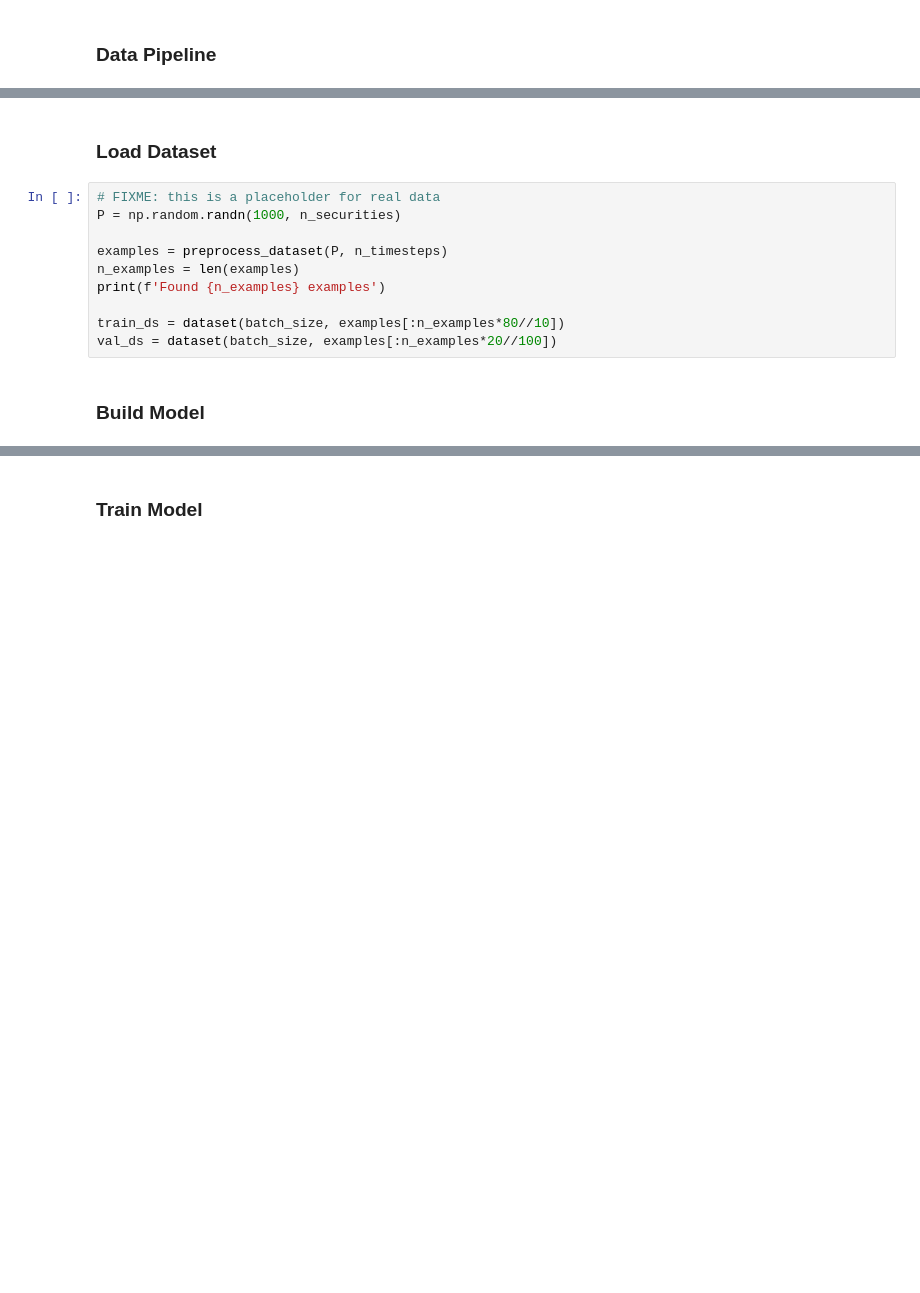
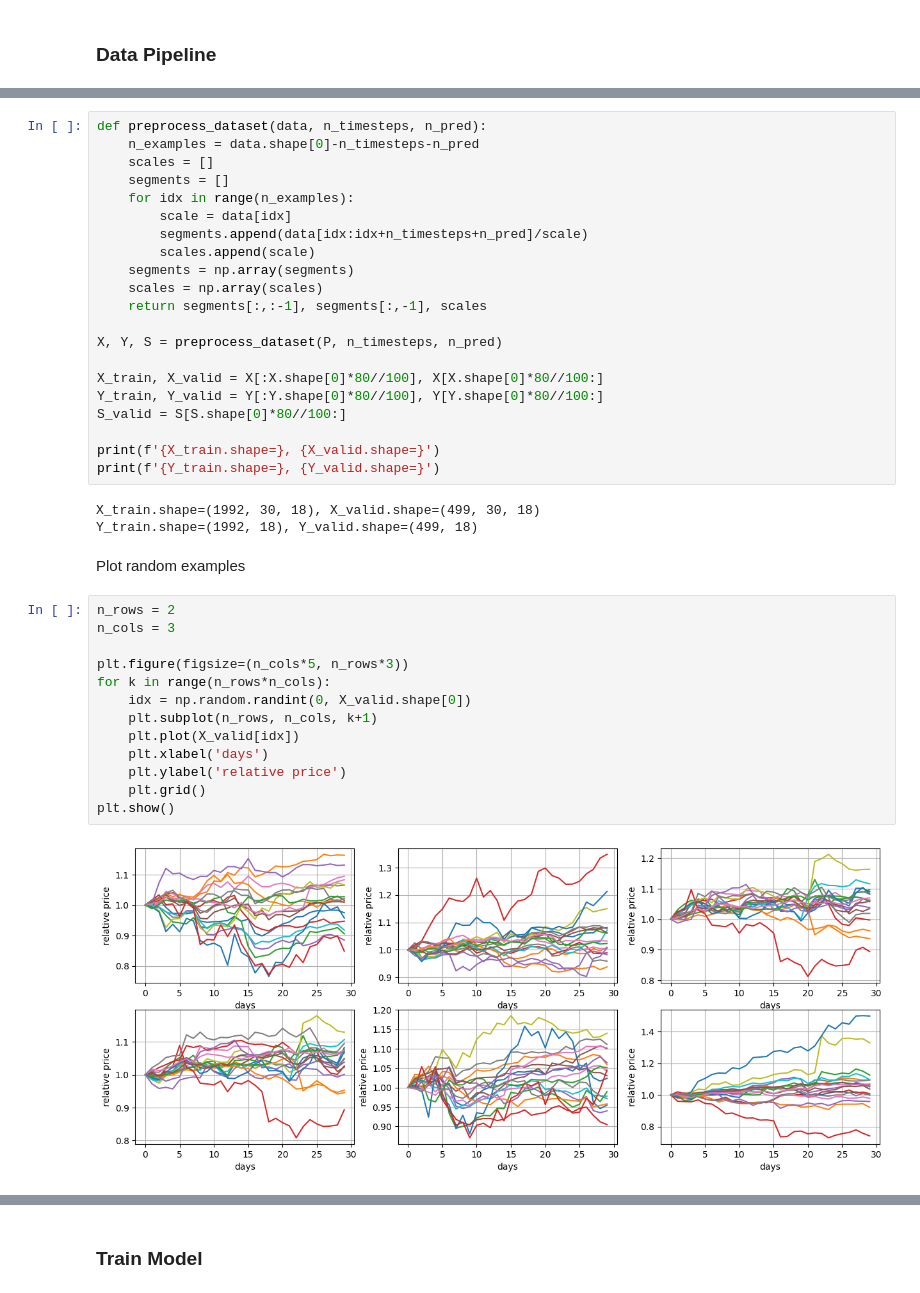
Before and after one commit to jelenesm/dl-fin, a Jupyter notebook: train.ipynb, the cells around one changed output, grey strips where cells are left out. Cells and saved outputs as stored; diff of their text form; blank space fills up the shorter version.

```diff
--- a/train.ipynb
+++ b/train.ipynb
@@ -50,16 +56,43 @@ class dataset(keras.utils.PyDataset):
-# %% [markdown]
-### Load Dataset
-# %%
-# FIXME: this is a placeholder for real data
-P = np.random.randn(1000, n_securities)
-
-examples = preprocess_dataset(P, n_timesteps)
-n_examples = len(examples)
-print(f'Found {n_examples} examples')
-
-train_ds = dataset(batch_size, examples[:n_examples*80//10])
-val_ds = dataset(batch_size, examples[:n_examples*20//100])
-# %% [markdown]
-### Build Model
+# %%
+def preprocess_dataset(data, n_timesteps, n_pred):
+    n_examples = data.shape[0]-n_timesteps-n_pred
+    scales = []
+    segments = []
+    for idx in range(n_examples):
+        scale = data[idx]
+        segments.append(data[idx:idx+n_timesteps+n_pred]/scale)
+        scales.append(scale)
+    segments = np.array(segments)
+    scales = np.array(scales)
+    return segments[:,:-1], segments[:,-1], scales
+
+X, Y, S = preprocess_dataset(P, n_timesteps, n_pred)
+
+X_train, X_valid = X[:X.shape[0]*80//100], X[X.shape[0]*80//100:]
+Y_train, Y_valid = Y[:Y.shape[0]*80//100], Y[Y.shape[0]*80//100:]
+S_valid = S[S.shape[0]*80//100:]
+
+print(f'{X_train.shape=}, {X_valid.shape=}')
+print(f'{Y_train.shape=}, {Y_valid.shape=}')
+# %% [output]
+X_train.shape=(1992, 30, 18), X_valid.shape=(499, 30, 18)
+Y_train.shape=(1992, 18), Y_valid.shape=(499, 18)
+# %% [markdown]
+Plot random examples
+# %%
+n_rows = 2
+n_cols = 3
+
+plt.figure(figsize=(n_cols*5, n_rows*3))
+for k in range(n_rows*n_cols):
+    idx = np.random.randint(0, X_valid.shape[0])
+    plt.subplot(n_rows, n_cols, k+1)
+    plt.plot(X_valid[idx])
+    plt.xlabel('days')
+    plt.ylabel('relative price')
+    plt.grid()
+plt.show()
+# %% [output]
+[figure, added]
 # %%
 def compile(model, checkpoint, lr):
```
Also changed, not shown: parts of 17 cells of this notebook, 2 other files.
